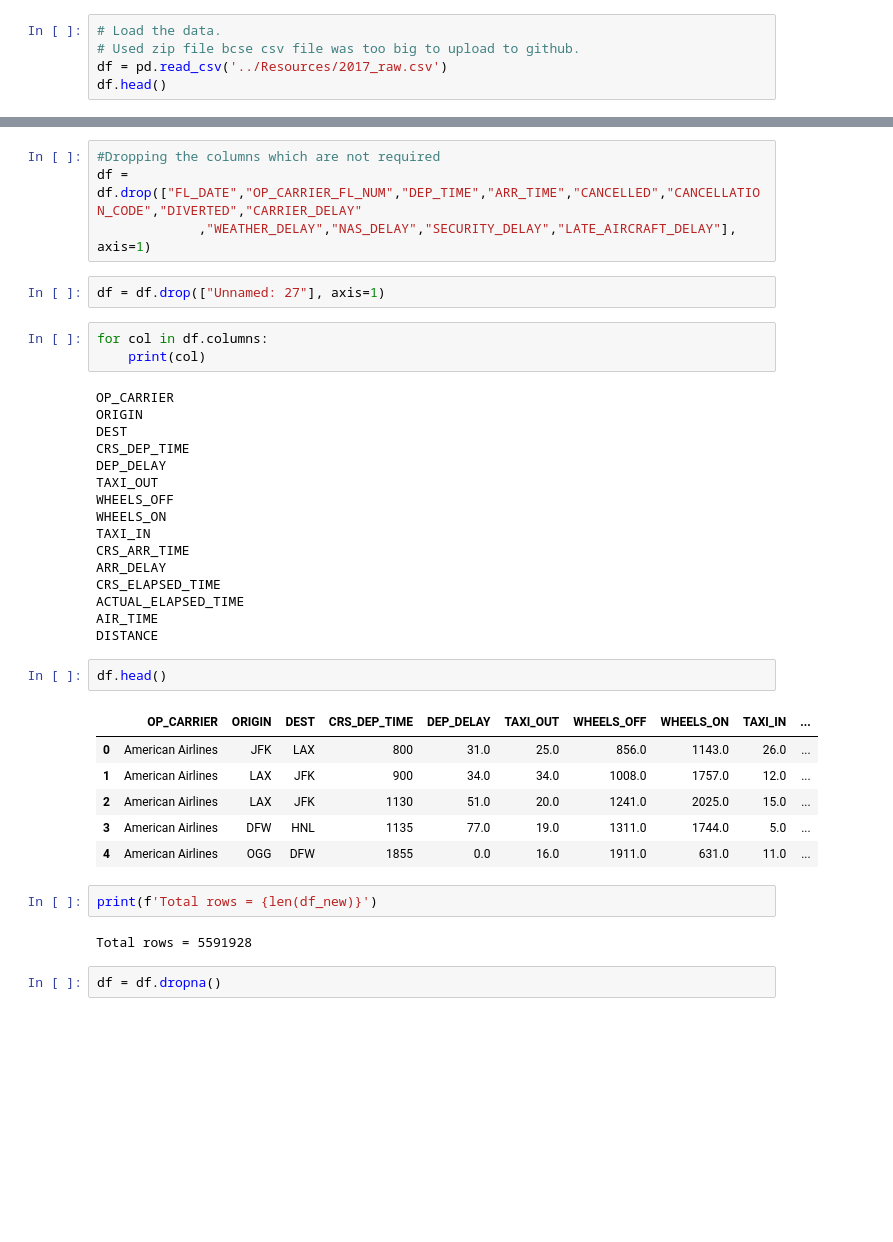
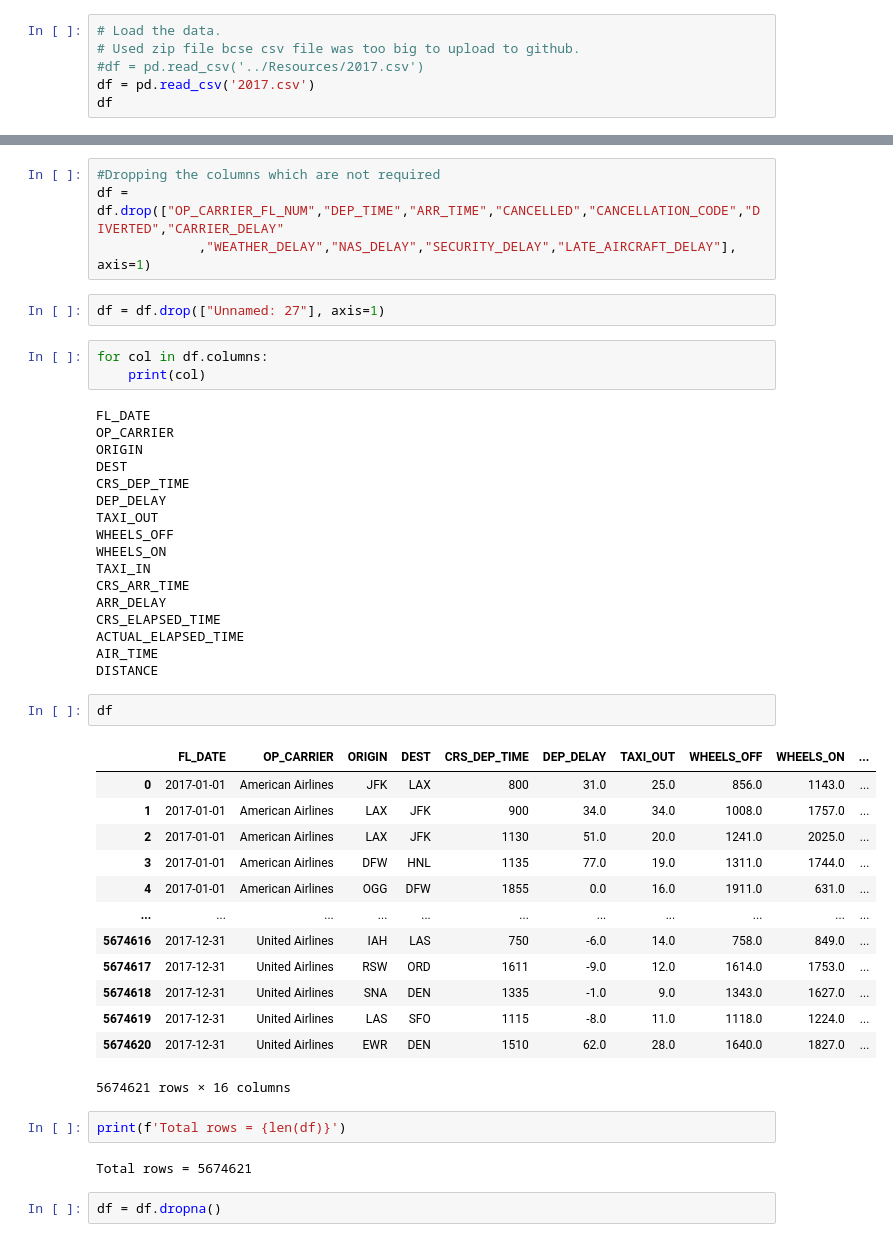
Before and after one commit to lmalla/Project-4, a Jupyter notebook: Data_Preprocessing/Data_Cleaning.ipynb, the cells around one changed output, grey strips where cells are left out. Saved outputs shown, nothing was run; the diff lists cells and outputs as text; blank space fills up the shorter version.

```diff
--- a/Data_Preprocessing/Data_Cleaning.ipynb
+++ b/Data_Preprocessing/Data_Cleaning.ipynb
@@ -8,8 +10,9 @@ from sklearn.preprocessing import StandardScaler, MinMaxScaler, LabelEncoder
 # %%
 # Load the data.
 # Used zip file bcse csv file was too big to upload to github.
-df = pd.read_csv('../Resources/2017_raw.csv')
-df.head()
+#df = pd.read_csv('../Resources/2017.csv')
+df = pd.read_csv('2017.csv')
+df
 # %% [output]
 |  | FL_DATE | OP_CARRIER | OP_CARRIER_FL_NUM | ORIGIN | DEST | CRS_DEP_TIME | DEP_TIME | DEP_DELAY | TAXI_OUT | ... |
 | 0 | 2017-01-01 | AA | 1 | JFK | LAX | 800 | 831.0 | 31.0 | 25.0 | ... |
@@ -92,6 +91,6 @@ df.head()
 # %%
 #Dropping the columns which are not required
-df = df.drop(["FL_DATE","OP_CARRIER_FL_NUM","DEP_TIME","ARR_TIME","CANCELLED","CANCELLATION_CODE","DIVERTED","CARRIER_DELAY"
+df = df.drop(["OP_CARRIER_FL_NUM","DEP_TIME","ARR_TIME","CANCELLED","CANCELLATION_CODE","DIVERTED","CARRIER_DELAY"
              ,"WEATHER_DELAY","NAS_DELAY","SECURITY_DELAY","LATE_AIRCRAFT_DELAY"], axis=1)
 # %%
 df = df.drop(["Unnamed: 27"], axis=1)
@@ -99,6 +98,7 @@ df = df.drop(["Unnamed: 27"], axis=1)
 for col in df.columns:
     print(col)
 # %% [output]
+FL_DATE
 OP_CARRIER
 ORIGIN
 DEST
@@ -115,18 +115,25 @@ ACTUAL_ELAPSED_TIME
 AIR_TIME
 DISTANCE
 # %%
-df.head()
+df
 # %% [output]
-|  | OP_CARRIER | ORIGIN | DEST | CRS_DEP_TIME | DEP_DELAY | TAXI_OUT | WHEELS_OFF | WHEELS_ON | TAXI_IN | ... |
-| 0 | American Airlines | JFK | LAX | 800 | 31.0 | 25.0 | 856.0 | 1143.0 | 26.0 | ... |
-| 1 | American Airlines | LAX | JFK | 900 | 34.0 | 34.0 | 1008.0 | 1757.0 | 12.0 | ... |
-| 2 | American Airlines | LAX | JFK | 1130 | 51.0 | 20.0 | 1241.0 | 2025.0 | 15.0 | ... |
-| 3 | American Airlines | DFW | HNL | 1135 | 77.0 | 19.0 | 1311.0 | 1744.0 | 5.0 | ... |
-| 4 | American Airlines | OGG | DFW | 1855 | 0.0 | 16.0 | 1911.0 | 631.0 | 11.0 | ... |
+|  | FL_DATE | OP_CARRIER | ORIGIN | DEST | CRS_DEP_TIME | DEP_DELAY | TAXI_OUT | WHEELS_OFF | WHEELS_ON | ... |
+| 0 | 2017-01-01 | American Airlines | JFK | LAX | 800 | 31.0 | 25.0 | 856.0 | 1143.0 | ... |
+| 1 | 2017-01-01 | American Airlines | LAX | JFK | 900 | 34.0 | 34.0 | 1008.0 | 1757.0 | ... |
+| 2 | 2017-01-01 | American Airlines | LAX | JFK | 1130 | 51.0 | 20.0 | 1241.0 | 2025.0 | ... |
+| 3 | 2017-01-01 | American Airlines | DFW | HNL | 1135 | 77.0 | 19.0 | 1311.0 | 1744.0 | ... |
+| 4 | 2017-01-01 | American Airlines | OGG | DFW | 1855 | 0.0 | 16.0 | 1911.0 | 631.0 | ... |
+| ... | ... | ... | ... | ... | ... | ... | ... | ... | ... | ... |
+| 5674616 | 2017-12-31 | United Airlines | IAH | LAS | 750 | -6.0 | 14.0 | 758.0 | 849.0 | ... |
+| 5674617 | 2017-12-31 | United Airlines | RSW | ORD | 1611 | -9.0 | 12.0 | 1614.0 | 1753.0 | ... |
+| 5674618 | 2017-12-31 | United Airlines | SNA | DEN | 1335 | -1.0 | 9.0 | 1343.0 | 1627.0 | ... |
+| 5674619 | 2017-12-31 | United Airlines | LAS | SFO | 1115 | -8.0 | 11.0 | 1118.0 | 1224.0 | ... |
+| 5674620 | 2017-12-31 | United Airlines | EWR | DEN | 1510 | 62.0 | 28.0 | 1640.0 | 1827.0 | ... |
+5674621 rows × 16 columns
 # %%
-print(f'Total rows = {len(df_new)}')
+print(f'Total rows = {len(df)}')
 # %% [output]
-Total rows = 5591928
+Total rows = 5674621
 # %%
 df = df.dropna()
 # %%
```
Also changed, not shown: parts of 13 cells of this notebook.
